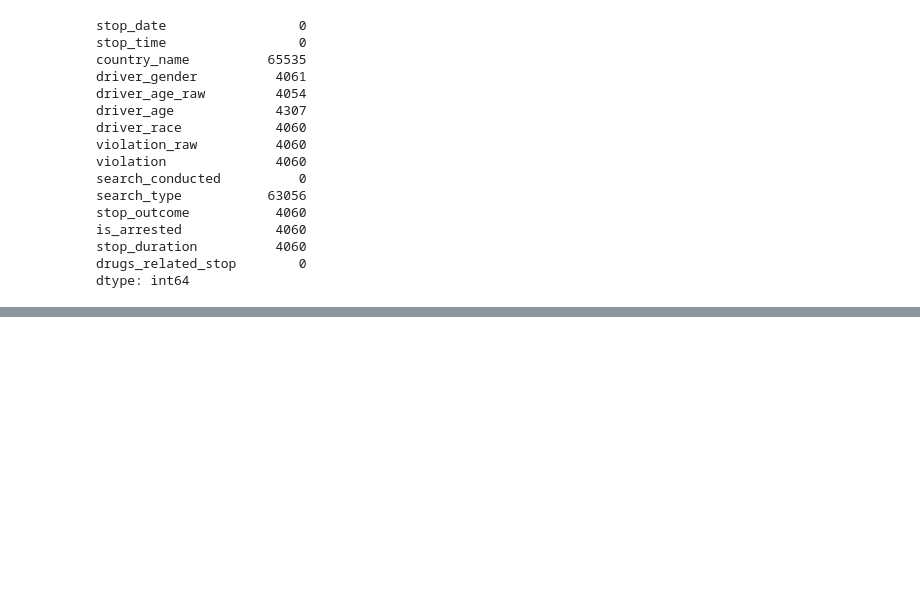
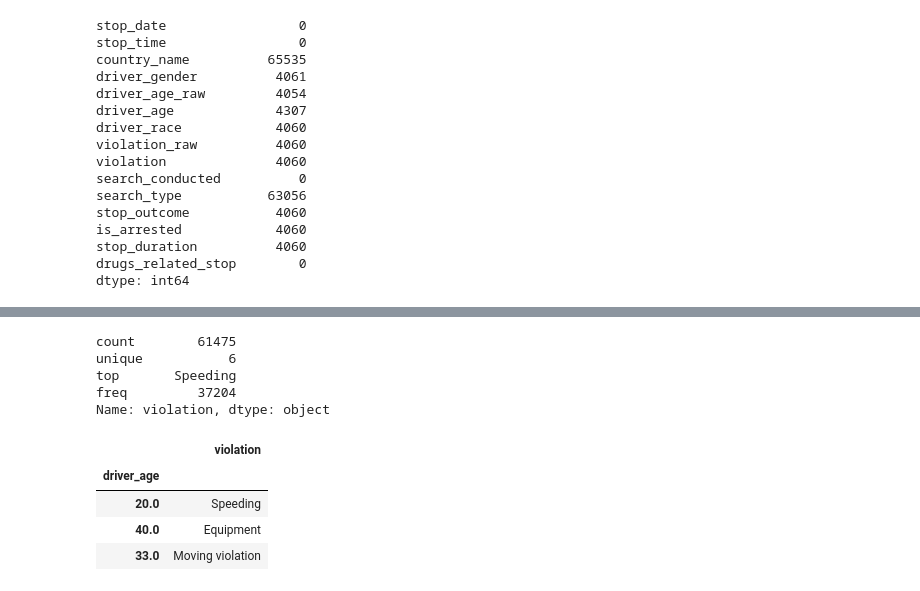
Before and after one commit to aky360/A.I., a Jupyter notebook: Data Science/Data Analysis/Police_Data_Analysis.ipynb, the cells around one changed output, grey strips where cells are left out. Drawn from its saved outputs; the diff is of its cells as text; code cells hidden in the pictures; blank space fills up the shorter version.

```diff
--- a/Data Science/Data Analysis/Police_Data_Analysis.ipynb
+++ b/Data Science/Data Analysis/Police_Data_Analysis.ipynb
@@ -105,0 +236,17 @@ KeyError: ignored
+# %%
+df['violation'].describe()
+# %% [output]
+count        61475
+unique           6
+top       Speeding
+freq         37204
+Name: violation, dtype: object
+# %%
+new_df = pd.DataFrame(df['violation'], df['driver_age'])
+new_df.head(3)
+# %% [output]
+|  | violation |
+| driver_age |  |
+| 20.0 | Speeding |
+| 40.0 | Equipment |
+| 33.0 | Moving violation |
```
Also changed, not shown: parts of 26 cells of this notebook.
